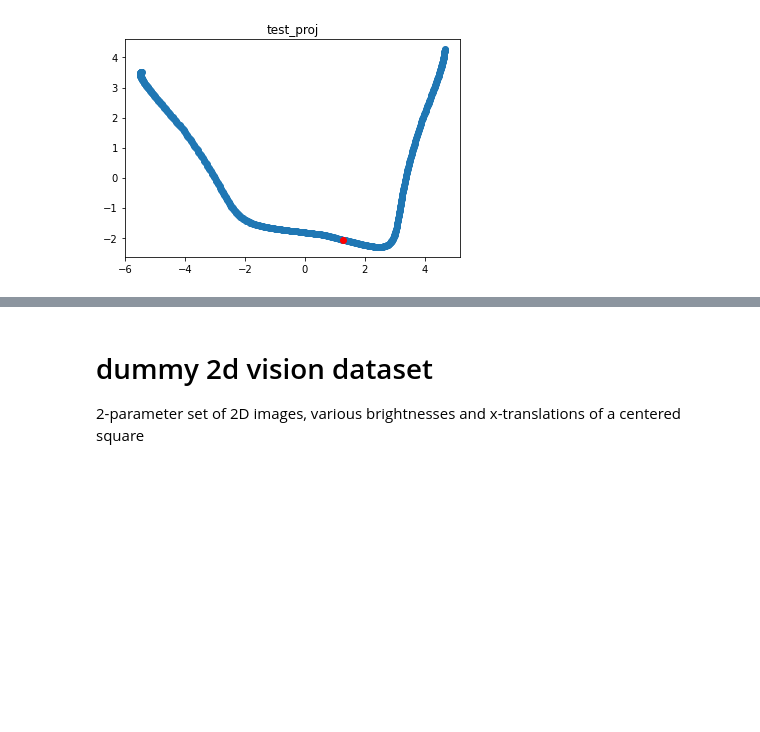
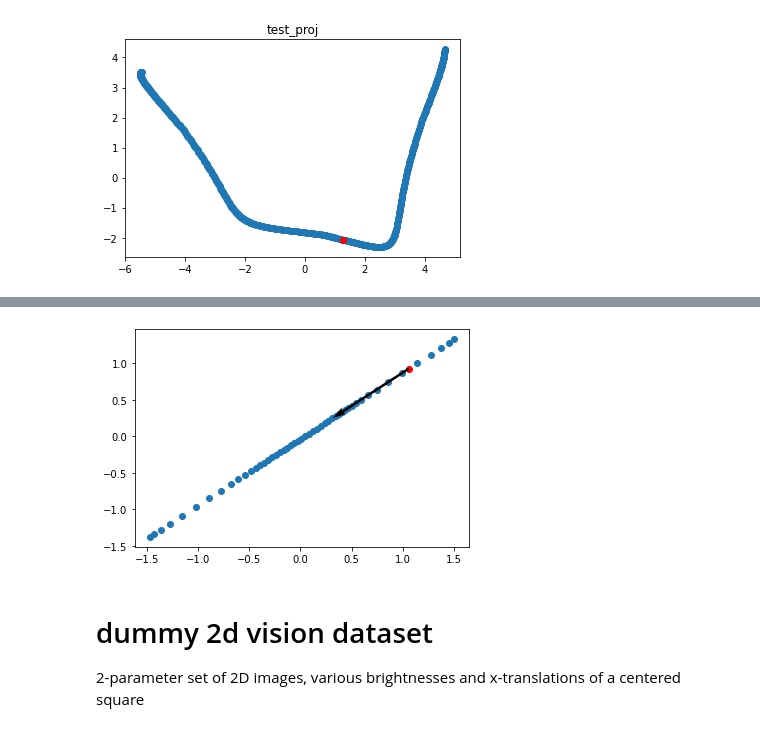
Before and after one commit to michael-psenka/manifold-linearization, a Jupyter notebook: test_files/cc_test.ipynb, the cells around one changed output, grey strips where cells are left out. Saved outputs shown, nothing was run; the diff lists cells and outputs as text; code cells hidden in the pictures; blank space fills up the shorter version.

```diff
--- a/test_files/cc_test.ipynb
+++ b/test_files/cc_test.ipynb
@@ -696,3 +725,37 @@ plt.show()
+# %%
+# step and show
+
+for _ in range(5000):
+	# center of neighborhood selection
+	center = X[torch.randint(n, (1,)),:]
+
+	# weighted kernel from current selected point
+	kernel_eval = torch.exp(-gamma*torch.sum((X - center)**2, dim=1, keepdim=True))
+	kernel_eval = kernel_eval / torch.sum(kernel_eval)
+
+	# weighted mean from current selected point
+	kernel_mean = torch.sum(kernel_eval*X, dim=0, keepdim=True)
+
+	# find new kernel from new center
+	kernel_new = torch.exp(-gamma*torch.sum((X - kernel_mean)**2, dim=1, keepdim=True))
+	kernel_new = kernel_new / torch.sum(kernel_new)
+
+	# kernel pca
+	U, S, Vt = torch.linalg.svd(torch.sqrt(kernel_new)*(X - kernel_mean))
+
+	pca_kernel = Vt.T[:,:d_target]
+	# affine map
+	subspace_proj = ((X - kernel_mean)@pca_kernel)@pca_kernel.T + kernel_mean
+
+	# finally, compute POU using kernel
+	X = (1-kernel_new)*X + kernel_new*subspace_proj
+
+plt.scatter(X[:,0], X[:,1])
+plt.scatter(kernel_mean[:,0], kernel_mean[:,1], color='red')
+plt.quiver(kernel_mean[:,0], kernel_mean[:,1], pca_kernel[0], pca_kernel[1],scale_units='xy', angles='xy',scale=1)
+plt.show()
+# %% [output]
+[figure, added]
 # %% [markdown]
 # dummy 2d vision dataset
 
```
Also changed, not shown: parts of 9 cells of this notebook.
